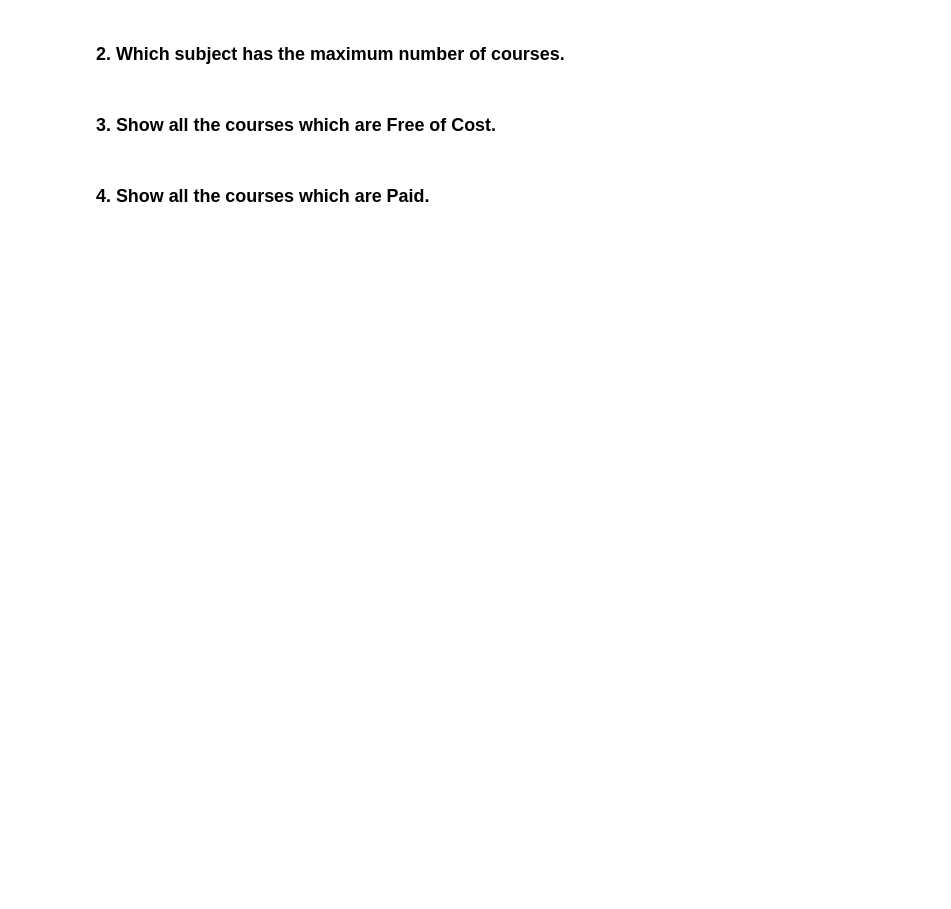
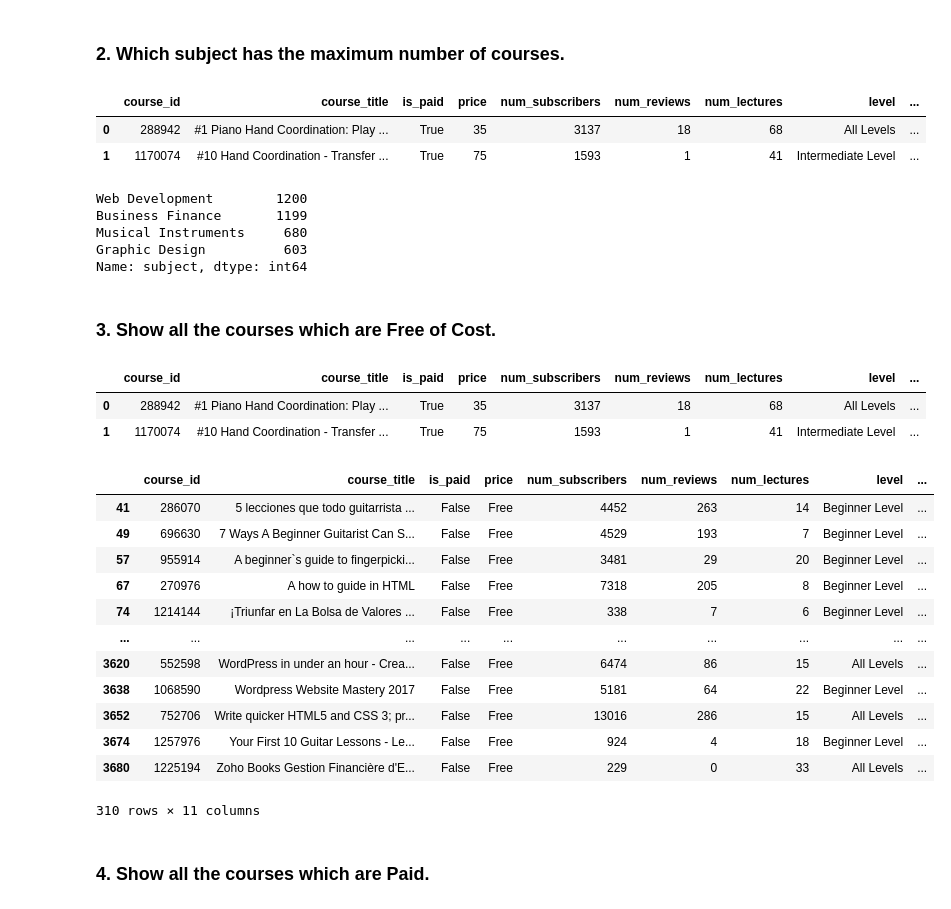
Before and after one commit to anupupadhaya123/data_analysis_python, a Jupyter notebook: udemy_data_analysis.ipynb, the cells around one changed output. Drawn from its saved outputs; the diff is of its cells as text; code cells hidden in the pictures; blank space fills up the shorter version.

```diff
--- a/udemy_data_analysis.ipynb
+++ b/udemy_data_analysis.ipynb
@@ -23,2 +46,16 @@ Here, the quesitons are given for the practice and learning purpose.
+# %%
+data.head(2)
+# %% [output]
+|  | course_id | course_title | is_paid | price | num_subscribers | num_reviews | num_lectures | level | ... |
+| 0 | 288942 | #1 Piano Hand Coordination: Play ... | True | 35 | 3137 | 18 | 68 | All Levels | ... |
+| 1 | 1170074 | #10 Hand Coordination - Transfer ... | True | 75 | 1593 | 1 | 41 | Intermediate Level | ... |
+# %%
+data.subject.value_counts()
+# %% [output]
+Web Development        1200
+Business Finance       1199
+Musical Instruments     680
+Graphic Design          603
+Name: subject, dtype: int64
 # %% [markdown]
 ### 3. Show all the courses which are Free of Cost.
@@ -25,2 +64,24 @@ Here, the quesitons are given for the practice and learning purpose.
+# %%
+data.head(2)
+# %% [output]
+|  | course_id | course_title | is_paid | price | num_subscribers | num_reviews | num_lectures | level | ... |
+| 0 | 288942 | #1 Piano Hand Coordination: Play ... | True | 35 | 3137 | 18 | 68 | All Levels | ... |
+| 1 | 1170074 | #10 Hand Coordination - Transfer ... | True | 75 | 1593 | 1 | 41 | Intermediate Level | ... |
+# %%
+data[data.is_paid== False]
+# %% [output]
+|  | course_id | course_title | is_paid | price | num_subscribers | num_reviews | num_lectures | level | ... |
+| 41 | 286070 | 5 lecciones que todo guitarrista ... | False | Free | 4452 | 263 | 14 | Beginner Level | ... |
+| 49 | 696630 | 7 Ways A Beginner Guitarist Can S... | False | Free | 4529 | 193 | 7 | Beginner Level | ... |
+| 57 | 955914 | A beginner`s guide to fingerpicki... | False | Free | 3481 | 29 | 20 | Beginner Level | ... |
+| 67 | 270976 | A how to guide in HTML | False | Free | 7318 | 205 | 8 | Beginner Level | ... |
+| 74 | 1214144 | ¡Triunfar en La Bolsa de Valores ... | False | Free | 338 | 7 | 6 | Beginner Level | ... |
+| ... | ... | ... | ... | ... | ... | ... | ... | ... | ... |
+| 3620 | 552598 | WordPress in under an hour - Crea... | False | Free | 6474 | 86 | 15 | All Levels | ... |
+| 3638 | 1068590 | Wordpress Website Mastery 2017 | False | Free | 5181 | 64 | 22 | Beginner Level | ... |
+| 3652 | 752706 | Write quicker HTML5 and CSS 3; pr... | False | Free | 13016 | 286 | 15 | All Levels | ... |
+| 3674 | 1257976 | Your First 10 Guitar Lessons - Le... | False | Free | 924 | 4 | 18 | Beginner Level | ... |
+| 3680 | 1225194 | Zoho Books Gestion Financière d'E... | False | Free | 229 | 0 | 33 | All Levels | ... |
+310 rows × 11 columns
 # %% [markdown]
 ### 4. Show all the courses which are Paid.
```
Also changed, not shown: parts of 29 cells of this notebook.
